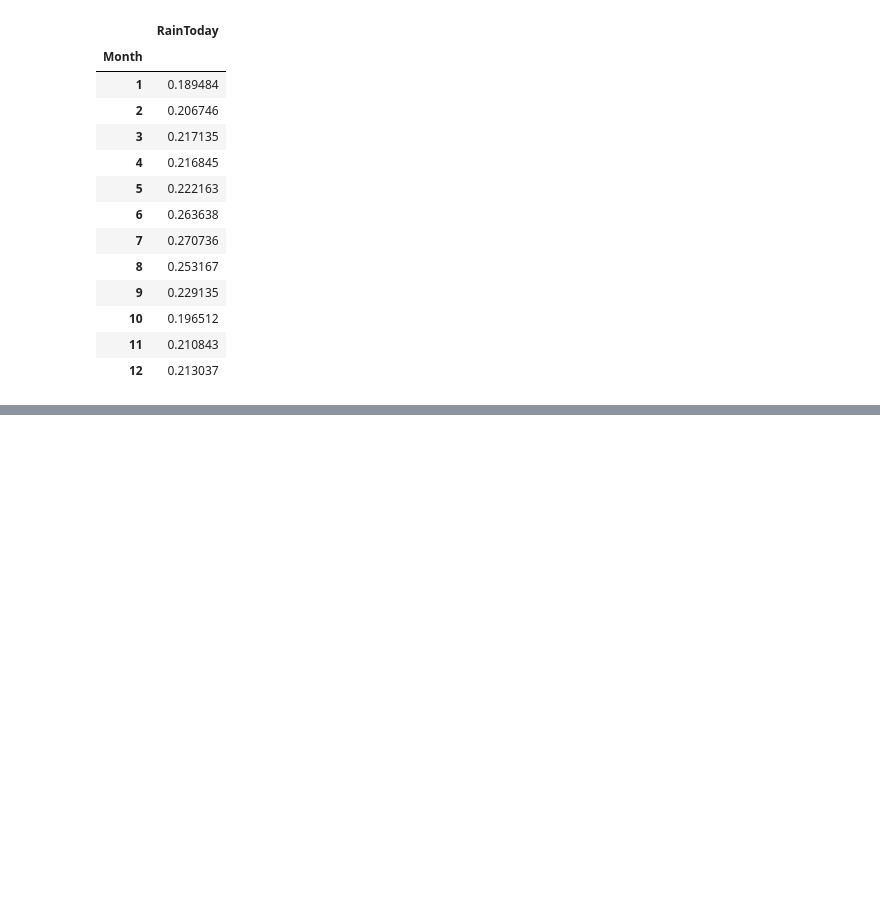
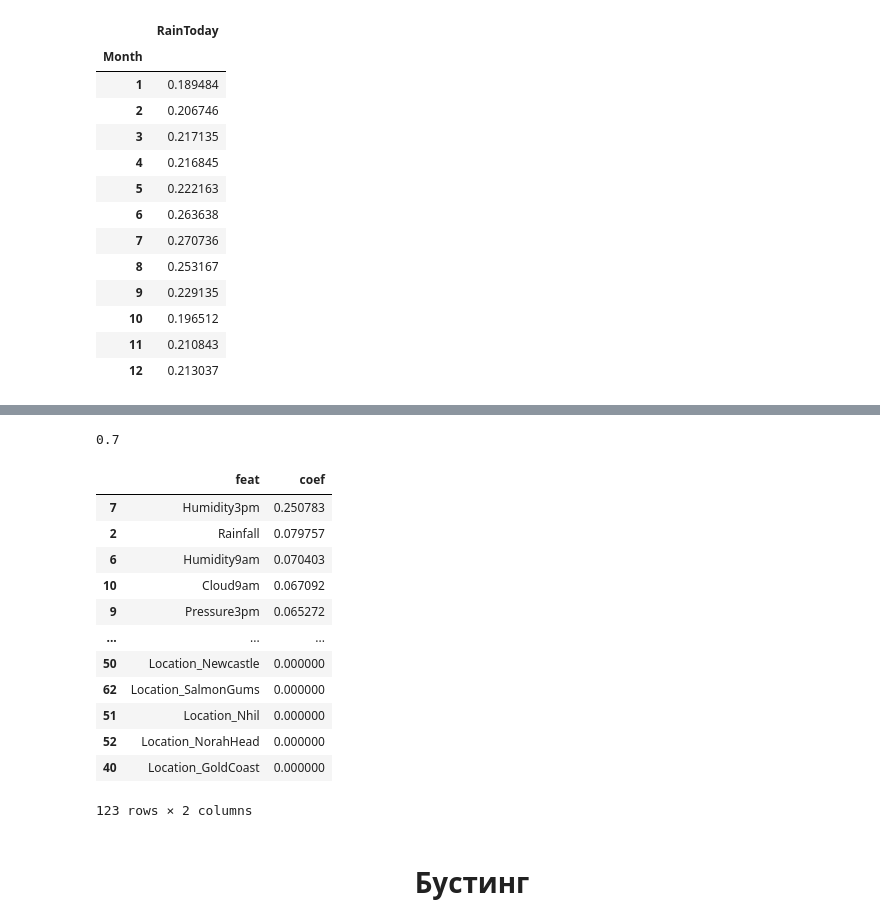
Before and after one commit to Rai1ag/Library, a Jupyter notebook: 6.HM_8_Математика ансамблей/theory.ipynb, the cells around one changed output, grey strips where cells are left out. Drawn from its saved outputs; the diff is of its cells as text; code cells hidden in the pictures; blank space fills up the shorter version.

```diff
--- a/6.HM_8_Математика ансамблей/theory.ipynb
+++ b/6.HM_8_Математика ансамблей/theory.ipynb
@@ -301,0 +392,10 @@ df_season[['RainToday']]
+# %%
+# Задание 4.10
+
+from sklearn.ensemble import RandomForestClassifier
+
+clf = RandomForestClassifier(n_estimators = 100, random_state=31)
+clf.fit(X_train, y_train)
+preds_train = clf.predict(X_train)
+preds_test = clf.predict(X_test)
+print(round(roc_auc_score(y_test, preds_test), 2))
@@ -301,0 +404,12 @@ df_season[['RainToday']]
+# %%
+# Задание 4.11
+
+params = {
+    'max_features': [4, 5, 6, 7],
+    'min_samples_leaf': [3, 5, 7, 9, 11],
+    'max_depth': [5, 10, 15]
+}
+# %%
+grid_search_cv = GridSearchCV(RandomForestClassifier(random_state=31), params, verbose=3, cv=3)
+grid_search_cv.fit(X_train, y_train)
+print(grid_search_cv.best_params_)
@@ -301,0 +434,30 @@ df_season[['RainToday']]
+# %%
+clf = RandomForestClassifier(n_estimators = 100, max_depth=15, max_features=7, min_samples_leaf=3, random_state=31)
+clf.fit(X_train, y_train)
+preds_train = clf.predict(X_train)
+preds_test = clf.predict(X_test)
+print(round(roc_auc_score(y_test, preds_test), 2))
+# %% [output]
+0.7
+# %%
+# Задание 4.12
+
+feature_names = [x for x in df_dummies if x != 'RainTomorrow']
+pd.DataFrame({'feat': feature_names,
+              'coef': clf.feature_importances_}).sort_values(by='coef', ascending=False)
+# %% [output]
+|  | feat | coef |
+| 7 | Humidity3pm | 0.250783 |
+| 2 | Rainfall | 0.079757 |
+| 6 | Humidity9am | 0.070403 |
+| 10 | Cloud9am | 0.067092 |
+| 9 | Pressure3pm | 0.065272 |
+| ... | ... | ... |
+| 50 | Location_Newcastle | 0.000000 |
+| 62 | Location_SalmonGums | 0.000000 |
+| 51 | Location_Nhil | 0.000000 |
+| 52 | Location_NorahHead | 0.000000 |
+| 40 | Location_GoldCoast | 0.000000 |
+123 rows × 2 columns
+# %% [markdown]
+# <center>Бустинг</center>
```
Also changed, not shown: parts of 12 cells of this notebook.
